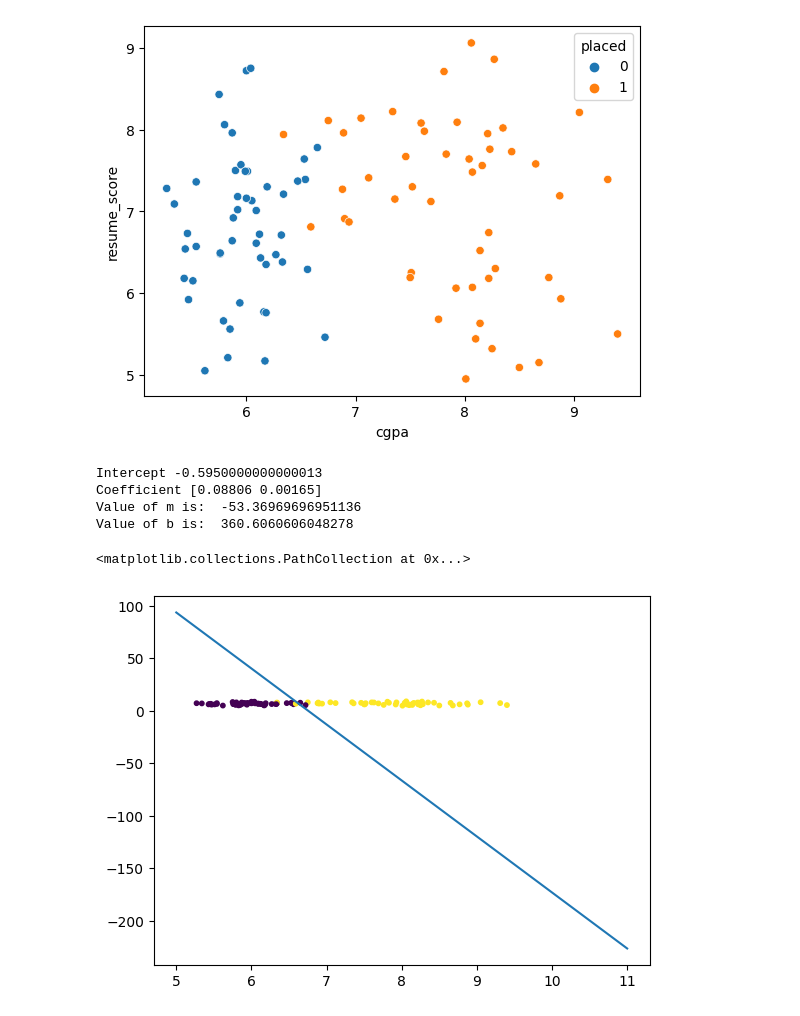
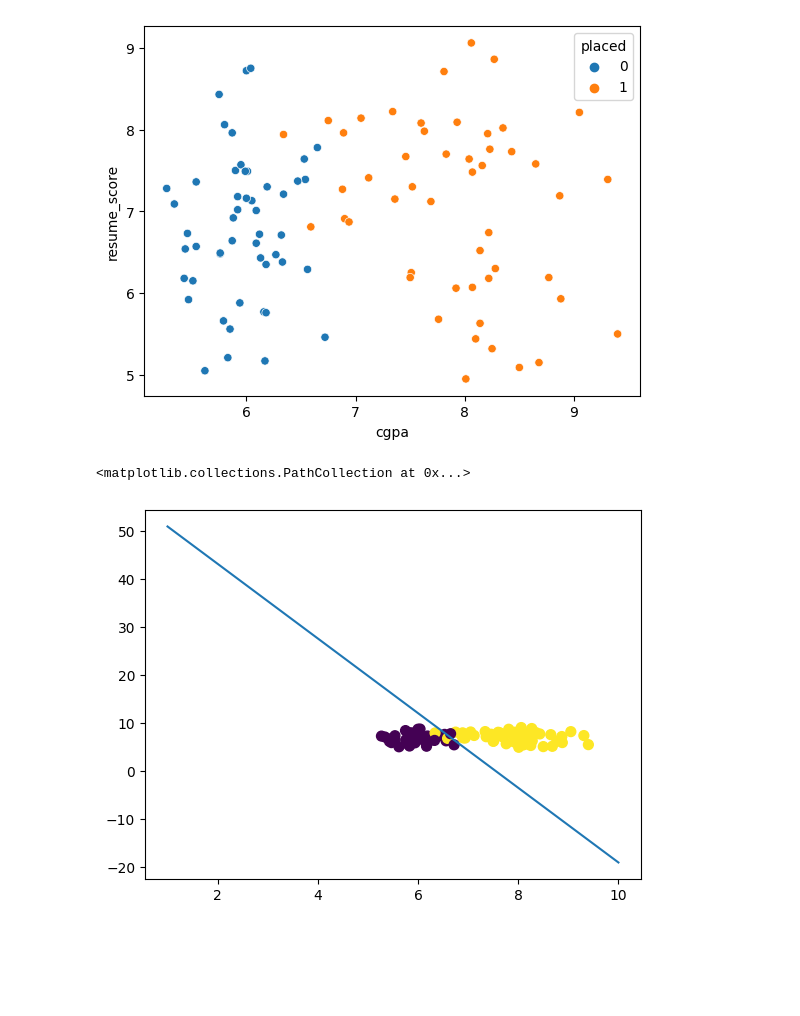
Before and after one commit to Khan996/DL-Learning, a Jupyter notebook: Deep Learning/Perceptron/Perceptron_trick.ipynb, the cells around one changed output. Saved outputs shown, nothing was run; the diff lists cells and outputs as text; code cells hidden in the pictures; blank space fills up the shorter version.

```diff
--- a/Deep Learning/Perceptron/Perceptron_trick.ipynb
+++ b/Deep Learning/Perceptron/Perceptron_trick.ipynb
@@ -34,8 +34,8 @@ def step(z):
 def perceptron(X, y):
     X = np.insert(X, 0, 1, axis=1)
     weights = np.ones(X.shape[1])
-    lr = 0.001
-    for i in range(100000):
+    lr = 0.1
+    for i in range(10000000000000):
         j = np.random.randint(0, 100)
         y_hat = step(np.dot(X[j], weights))
         weights = weights + lr*(y[j]-y_hat)*X[j]
@@ -49,18 +49,13 @@ b = -(intercept/coef[1])
 
 print("Value of m is: ", m)
 print("Value of b is: ", b)
-# %% [output]
-Intercept -0.5950000000000013
-Coefficient [0.08806 0.00165]
-Value of m is:  -53.36969696951136
-Value of b is:  360.6060606048278
 # %%
-x_input = np.linspace(5, 11, 100)
+x_input = np.linspace(1, 10, 1000)
 y_input = m*x_input + b
 # %%
 
 plt.plot(x_input, y_input)
-plt.scatter(X["cgpa"], X["resume_score"],c=y, s=10)
+plt.scatter(X["cgpa"], X["resume_score"],c=y, s=50)
 # %% [output]
 <matplotlib.collections.PathCollection at 0x...>
-[figure, old version]
+[figure, new version]
```
Also changed, not shown: 1 other file.
